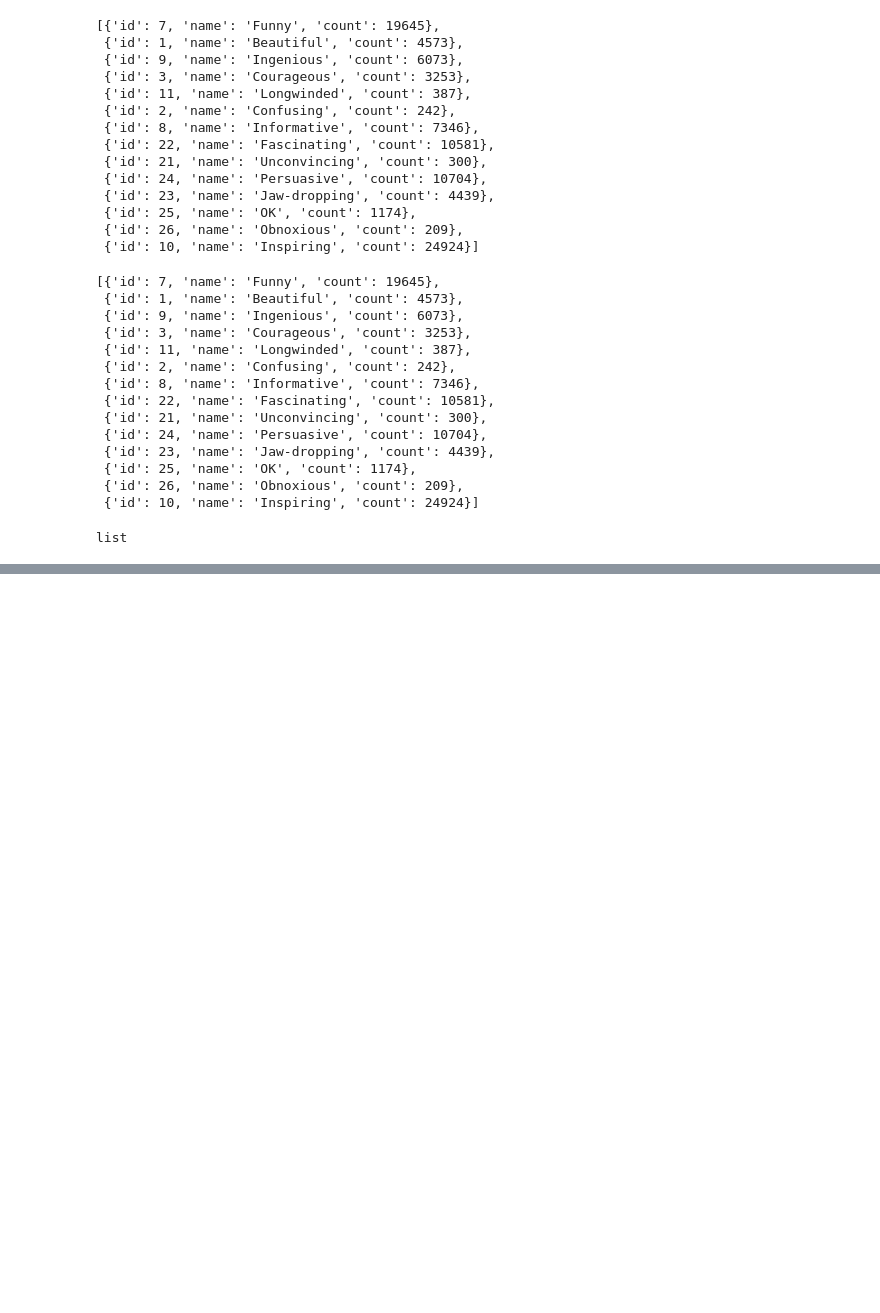
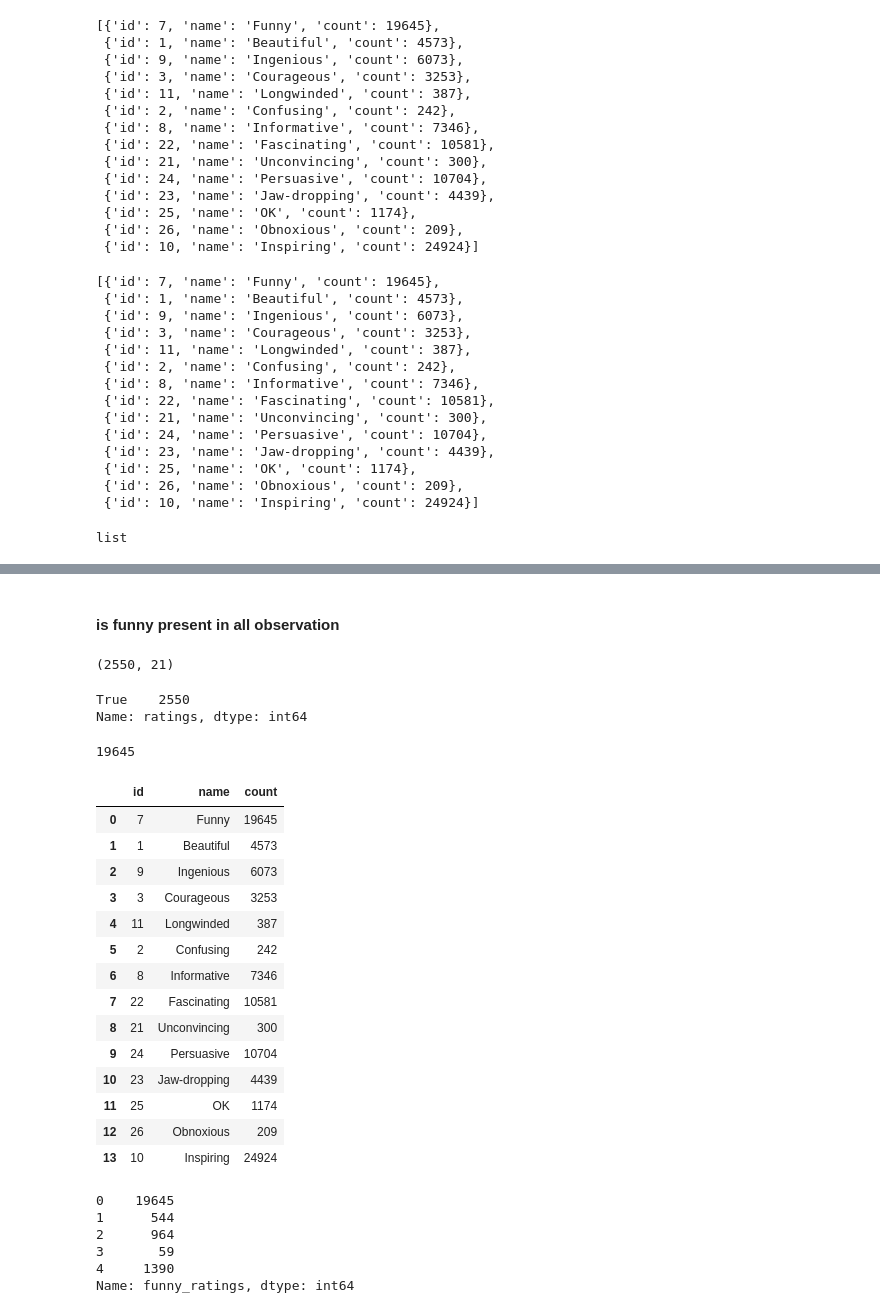
Before and after one commit to Kishan459/Playing-With-Pandas, a Jupyter notebook: ted_talks.ipynb, the cells around one changed output, grey strips where cells are left out. Drawn from its saved outputs; the diff is of its cells as text; code cells hidden in the pictures; blank space fills up the shorter version.

```diff
--- a/ted_talks.ipynb
+++ b/ted_talks.ipynb
@@ -281,0 +288,6 @@ list
+# %%
+def get_num_ratings(list_of_dicts):
+  num = 0
+  for i in list_of_dicts:
+    num = num + i['count']
+  return num
@@ -281,0 +298,2 @@ list
+# %%
+df['num_ratings'] = df['ratings_list'].apply(get_num_ratings)
@@ -281,0 +329,11 @@ list
+# %% [markdown]
+#### is funny present in all observation
+# %%
+df.shape
+# %% [output]
+(2550, 21)
+# %%
+df['ratings'].str.contains('Funny').value_counts()
+# %% [output]
+True    2550
+Name: ratings, dtype: int64
@@ -281,0 +345,22 @@ list
+# %%
+get_funny_ratings(df['ratings_list'][0])
+# %% [output]
+19645
+# %%
+pd.DataFrame(df['ratings_list'][0])
+# %% [output]
+|  | id | name | count |
+| 0 | 7 | Funny | 19645 |
+| 1 | 1 | Beautiful | 4573 |
+| 2 | 9 | Ingenious | 6073 |
+| 3 | 3 | Courageous | 3253 |
+| 4 | 11 | Longwinded | 387 |
+| 5 | 2 | Confusing | 242 |
+| 6 | 8 | Informative | 7346 |
+| 7 | 22 | Fascinating | 10581 |
+| 8 | 21 | Unconvincing | 300 |
+| 9 | 24 | Persuasive | 10704 |
+| 10 | 23 | Jaw-dropping | 4439 |
+| 11 | 25 | OK | 1174 |
+| 12 | 26 | Obnoxious | 209 |
+| 13 | 10 | Inspiring | 24924 |
@@ -281,0 +369,9 @@ list
+# %%
+df['funny_ratings'].head()
+# %% [output]
+0    19645
+1      544
+2      964
+3       59
+4     1390
+Name: funny_ratings, dtype: int64
```
Also changed, not shown: parts of 20 cells of this notebook.
